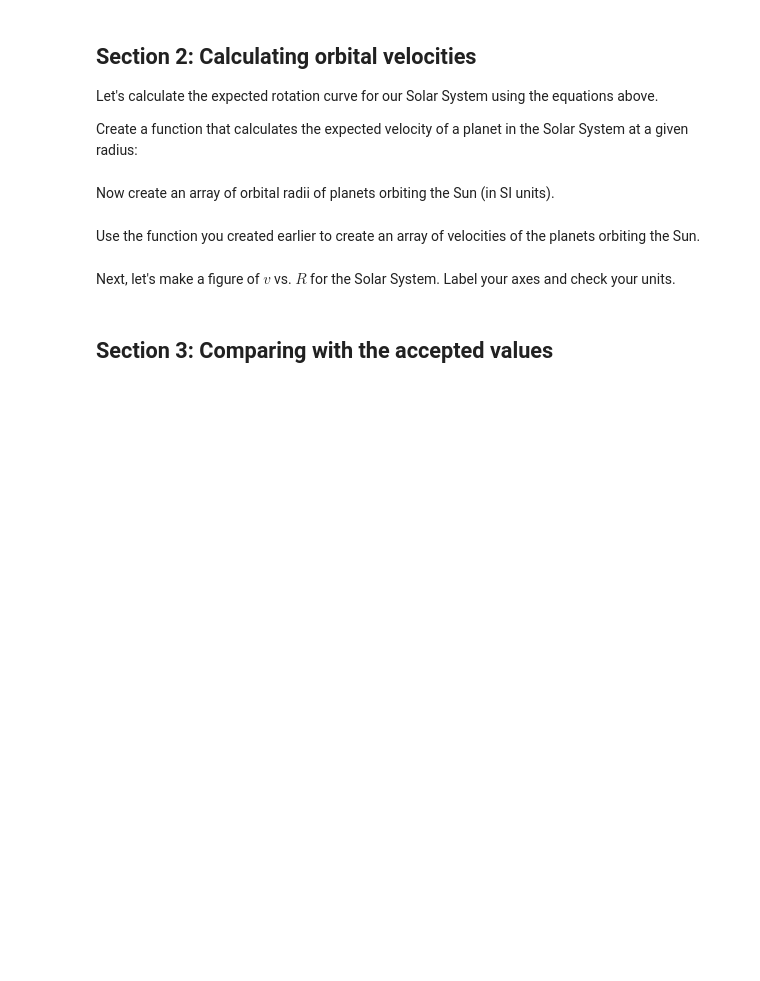
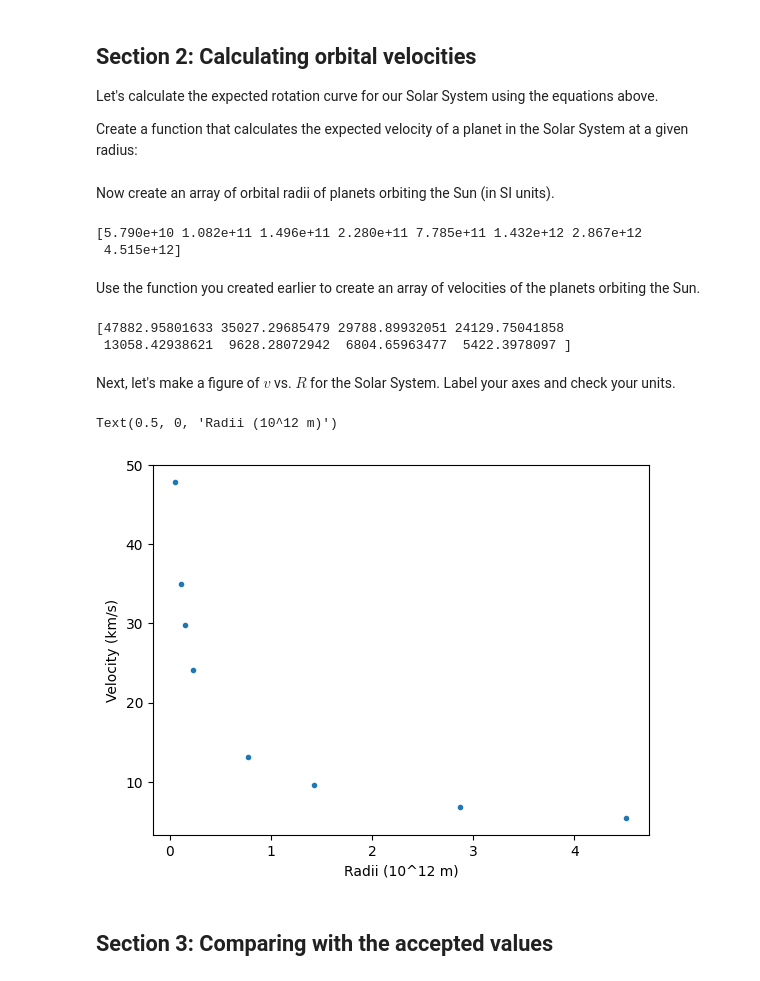
Before and after one commit to CIERA-Northwestern/REACHpy, a Jupyter notebook: Module_2/Challenge_2_Rotation_Curve_Solar_System.ipynb, the cells around one changed output. Saved outputs shown, nothing was run; the diff lists cells and outputs as text; code cells hidden in the pictures; blank space fills up the shorter version.

```diff
--- a/Module_2/Challenge_2_Rotation_Curve_Solar_System.ipynb
+++ b/Module_2/Challenge_2_Rotation_Curve_Solar_System.ipynb
@@ -29,9 +29,15 @@ Since velocities are relatively easy to calculate using the `doppler shifting` o
 Let's calculate the expected rotation curve for our Solar System using the equations above.
 
 Create a function that calculates the expected velocity of a planet in the Solar System at a given radius:
-# %%
-# Create a function
-def velocity(# fill-in):
-    # fill-in
+# %%
+# Create a function
+import numpy as np
+
+# Quantities we need
+G = 6.67430e-11 # m^3 / kg / s^2
+M_sun = 1.989e30 # kg
+
+def velocity(r):
+    return np.sqrt(G * M_sun / r) # Returns in m/s as long as radius is given in meters.
 # %% [markdown]
 Now create an array of orbital radii of planets orbiting the Sun (in SI units).
@@ -40,6 +44,30 @@ Now create an array of orbital radii of planets orbiting the Sun (in SI units).
+# %%
+# Create an array of radii
+r = np.array([  57.9, # Mercury
+               108.2, # Venus
+               149.6, # Earth
+               228.0, # Mars
+               778.5, # Jupiter
+              1432.0, # Saturn
+              2867.0, # Uranus
+              4515.0  # Neptune
+              ])
+
+# Unit conversion
+r *= 1e9 # 1e6 km => m
+print(r)
+# %% [output]
+[5.790e+10 1.082e+11 1.496e+11 2.280e+11 7.785e+11 1.432e+12 2.867e+12
+ 4.515e+12]
 # %% [markdown]
 Use the function you created earlier to create an array of velocities of the planets orbiting the Sun.
 # %%
 # Create an array of velocities
+velocities = velocity(r)
+
+print(velocities)
+# %% [output]
+[47882.95801633 35027.29685479 29788.89932051 24129.75041858
+ 13058.42938621  9628.28072942  6804.65963477  5422.3978097 ]
 # %% [markdown]
 Next, let's make a figure of $v$ vs. $R$ for the Solar System. Label your axes and check your units.
@@ -48,3 +74,14 @@ Next, let's make a figure of $v$ vs. $R$ for the Solar System. Label your axes a
+# %%
+# Create your figure
+from matplotlib import pyplot as plt
+
+# Slight adjustments for units
+plt.plot(r/1e12, velocities/1e3, linestyle='', marker='.')
+plt.ylabel('Velocity (km/s)')
+plt.xlabel('Radii (10^12 m)')
+# %% [output]
+Text(0.5, 0, 'Radii (10^12 m)')
+[figure, added]
 # %% [markdown]
 ## Section 3: Comparing with the accepted values
 # %% [markdown]
```
Also changed, not shown: parts of 5 cells of this notebook, 2 other files.
